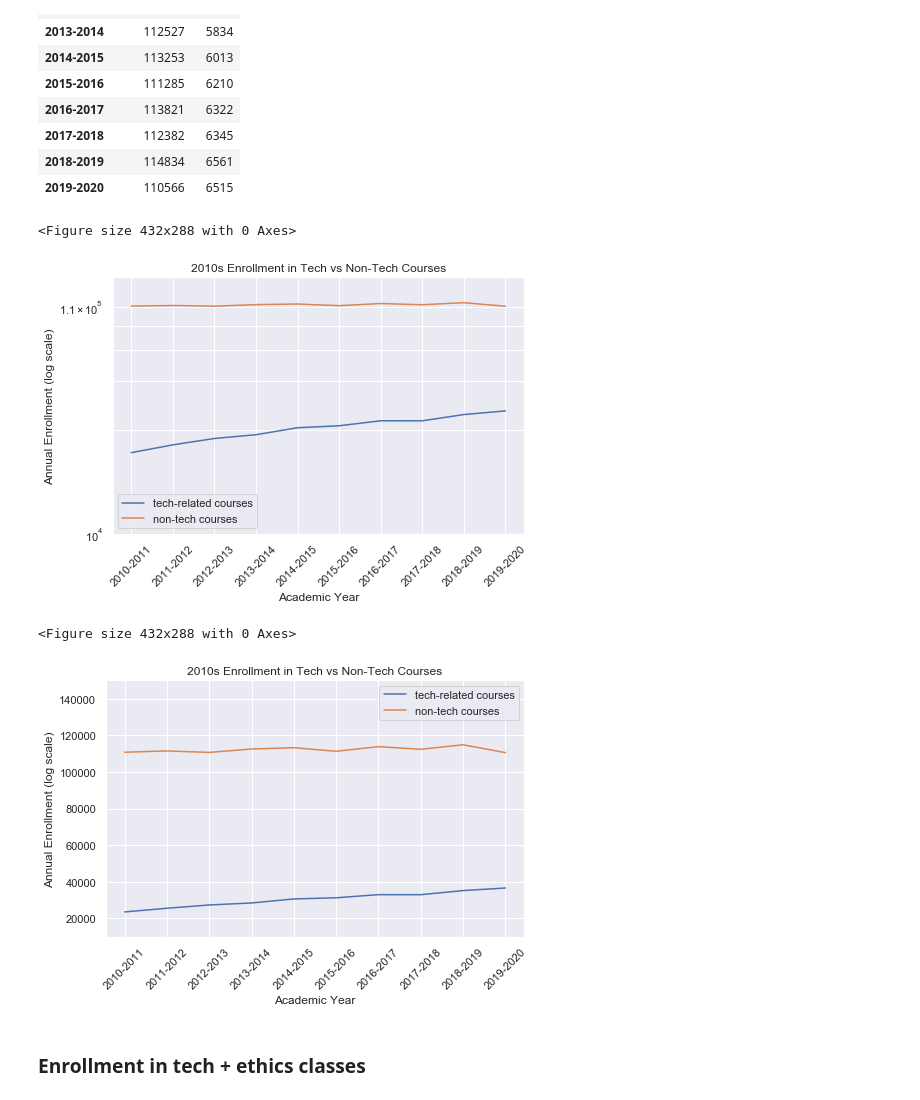
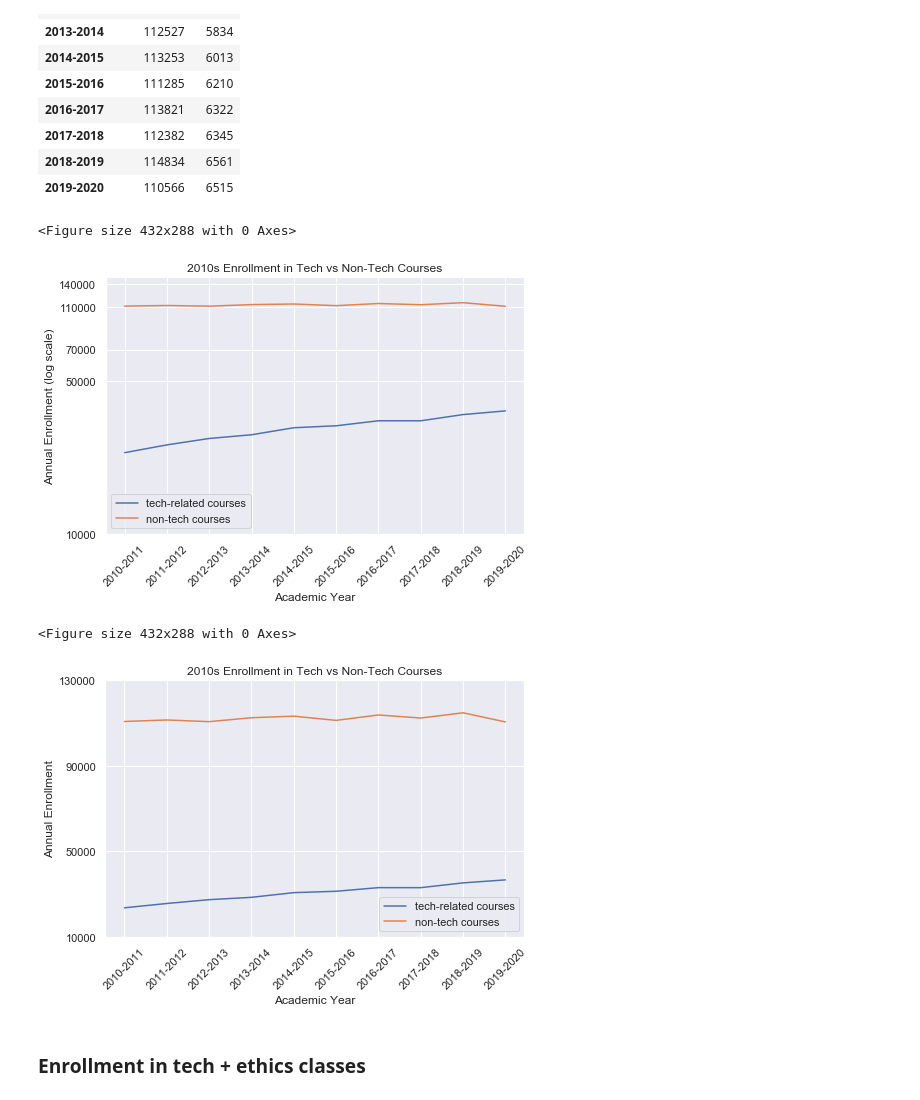
Before and after one commit to TheStanfordDaily/StanfordDaily-DataViz, a Jupyter notebook: projects/2021-01-explore-courses/explorecourses_eda.ipynb, the cells around one changed output. Drawn from its saved outputs; the diff is of its cells as text; code cells hidden in the pictures.

Commit message:
log and no log tech vs non tech charts

```diff
--- a/projects/2021-01-explore-courses/explorecourses_eda.ipynb
+++ b/projects/2021-01-explore-courses/explorecourses_eda.ipynb
@@ -532,36 +532,38 @@ ax.set_xlabel('Academic Year')
 ax.set_title('2010s Enrollment in Tech vs Non-Tech Courses')
 ax.legend()
 ax.set_yscale('log')
-ax.set_yticks([1e4, 3e4,5e4,7e4,9e4,11e4])
 ax.set_ylim((10000, 150000))
 ax.set_xticklabels(df_tech.index, rotation=45)
+ax.set_yticks(np.array([10000, 50000, 70000, 110000, 140000]))
+ax.set_yticklabels(np.array([10000, 50000, 70000, 110000, 140000]))
 fig.savefig('tech_non-tech_enrollment_log.png', format='png')
 # %% [output]
 <Figure size 432x288 with 0 Axes>
-[figure, old version]
+[figure, new version]
 # %%
 df_tech = year_enrollment_df.loc[(year_enrollment_df['tech_description'] > 0) | (year_enrollment_df['subject'] == 'CS')]
 df_tech = df_tech.groupby('year').agg({'enrollment':'sum', 'code':'count'}).rename(columns = {'code':'count'})
 
 df_not_tech = year_enrollment_df.loc[(year_enrollment_df['tech_description'] == 0) & (year_enrollment_df['subject'] != 'CS')]
 df_not_tech = df_not_tech.groupby('year').agg({'enrollment':'sum', 'code':'count'}).rename(columns = {'code':'count'})
 
 plt.tight_layout()
 fig, ax = plt.subplots(figsize=(7, 5))
 ax.plot(df_tech.index, df_tech['enrollment'], label='tech-related courses')
 
 ax.plot(df_not_tech.index, df_not_tech['enrollment'], label='non-tech courses')
 
-ax.set_ylabel('Annual Enrollment (log scale)')
+ax.set_ylabel('Annual Enrollment')
 ax.set_xlabel('Academic Year')
 ax.set_title('2010s Enrollment in Tech vs Non-Tech Courses')
 ax.legend()
-ax.set_ylim((10000, 150000))
+ax.set_yticks(np.array([10000, 50000, 90000, 130000]))
+ax.set_yticklabels(np.array([10000, 50000, 90000, 130000]))
 ax.set_xticklabels(df_tech.index, rotation=45)
 fig.savefig('tech_non-tech_enrollment_nolog.png', format='png')
 # %% [output]
 <Figure size 432x288 with 0 Axes>
-[figure, old version]
+[figure, new version]
 # %% [markdown]
 ### Enrollment in tech + ethics classes
 # %%
```
